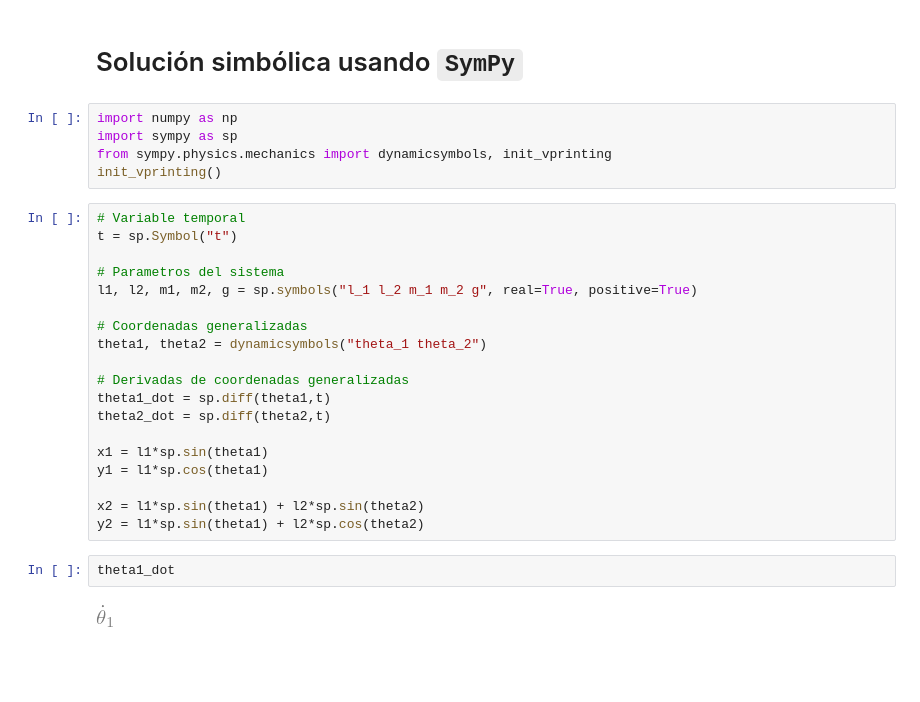
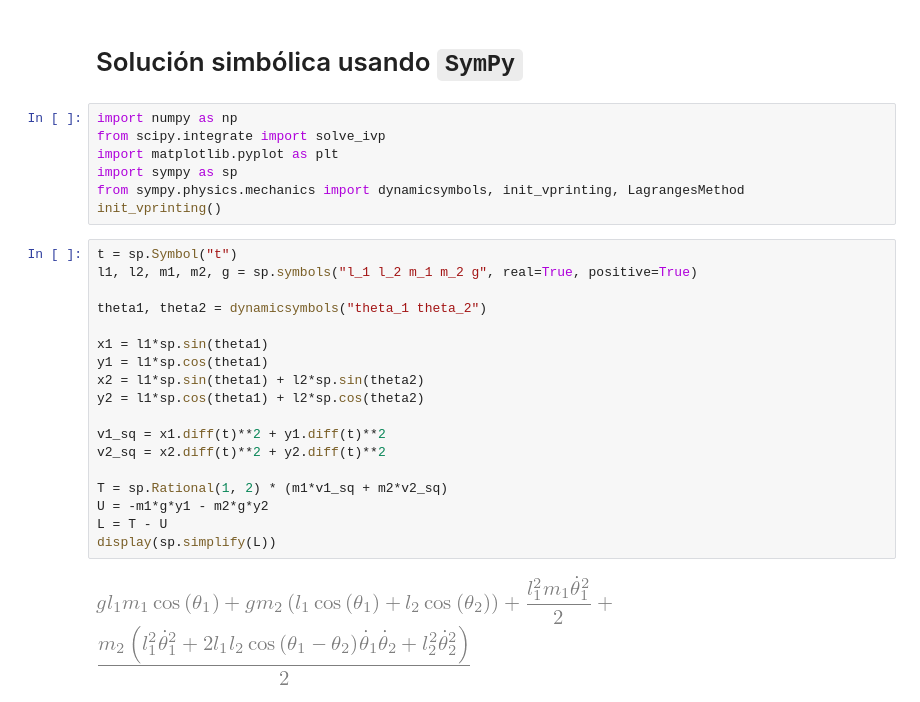
Before and after one commit to Daniel-534/MecanicaCeleste, a Jupyter notebook: Modelacion3/Problemset3PenduloDoble.ipynb, the cells around one changed output. Drawn from its saved outputs; the diff is of its cells as text; blank space fills up the shorter version.

Commit message:
Péndulo doble solucionado con sympy y se agregan algunos gráficos simples (iniciales)

```diff
--- a/Modelacion3/Problemset3PenduloDoble.ipynb
+++ b/Modelacion3/Problemset3PenduloDoble.ipynb
@@ -17,29 +17,28 @@ Eje $x$ positivo a la derecha, eje $y$ positivo hacia abajo
 # Solución simbólica usando `SymPy`
 # %%
 import numpy as np
+from scipy.integrate import solve_ivp
+import matplotlib.pyplot as plt
 import sympy as sp
-from sympy.physics.mechanics import dynamicsymbols, init_vprinting
+from sympy.physics.mechanics import dynamicsymbols, init_vprinting, LagrangesMethod
 init_vprinting()
 # %%
-# Variable temporal
 t = sp.Symbol("t")
-
-# Parametros del sistema
 l1, l2, m1, m2, g = sp.symbols("l_1 l_2 m_1 m_2 g", real=True, positive=True)
 
-# Coordenadas generalizadas
 theta1, theta2 = dynamicsymbols("theta_1 theta_2")
-
-# Derivadas de coordenadas generalizadas
-theta1_dot = sp.diff(theta1,t)
-theta2_dot = sp.diff(theta2,t)
 
 x1 = l1*sp.sin(theta1)
 y1 = l1*sp.cos(theta1)
+x2 = l1*sp.sin(theta1) + l2*sp.sin(theta2)
+y2 = l1*sp.cos(theta1) + l2*sp.cos(theta2)
 
-x2 = l1*sp.sin(theta1) + l2*sp.sin(theta2)
-y2 = l1*sp.sin(theta1) + l2*sp.cos(theta2)
+v1_sq = x1.diff(t)**2 + y1.diff(t)**2
+v2_sq = x2.diff(t)**2 + y2.diff(t)**2
+
+T = sp.Rational(1, 2) * (m1*v1_sq + m2*v2_sq)
+U = -m1*g*y1 - m2*g*y2
+L = T - U
+display(sp.simplify(L))
+# %% [output]
+[figure, added]
-# %%
-theta1_dot
-# %% [output]
-[figure, removed]
```
Also changed, not shown: parts of 14 cells of this notebook.
